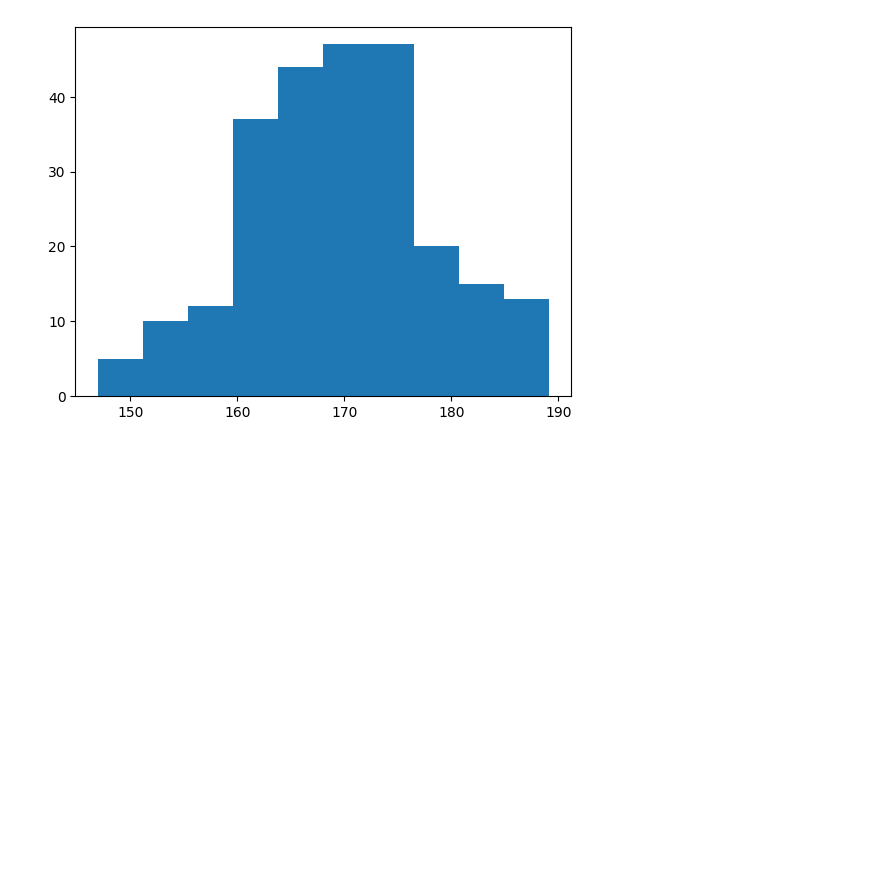
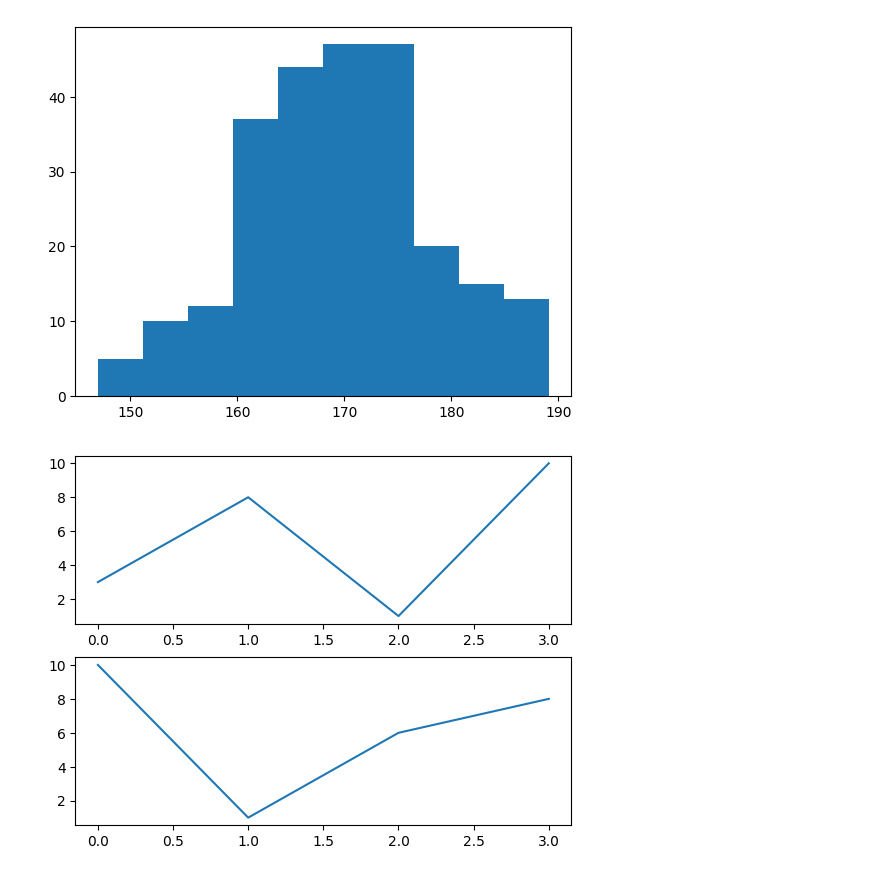
Before and after one commit to 2303A51939/ADM_27, a Jupyter notebook: ADM_2303A51939.ipynb, the cells around one changed output. Cells and saved outputs as stored; diff of their text form; code cells hidden in the pictures; blank space fills up the shorter version.

```diff
--- a/ADM_2303A51939.ipynb
+++ b/ADM_2303A51939.ipynb
@@ -88,3 +88,15 @@ plt.hist(x)
 plt.show()
 # %% [output]
 [figure]
+# %%
+x1=np.array([0,1,2,3])
+y1=np.array([3,8,1,10])
+plt.subplot(2,1,1)
+plt.plot(x1,y1)
+x2=np.array([0,1,2,3])
+y2=np.array([10,1,6,8])
+plt.subplot(2,1,2)
+plt.plot(x2,y2)
+plt.show()
+# %% [output]
+[figure, added]
```
